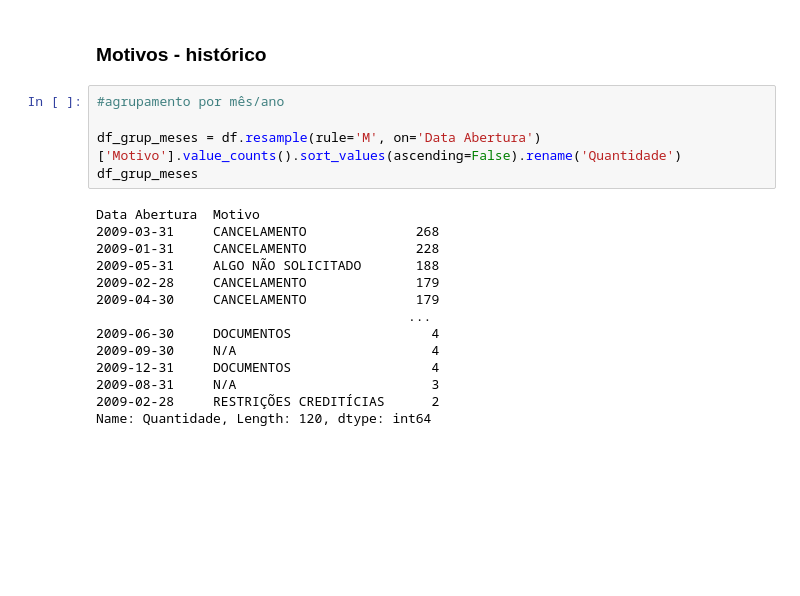
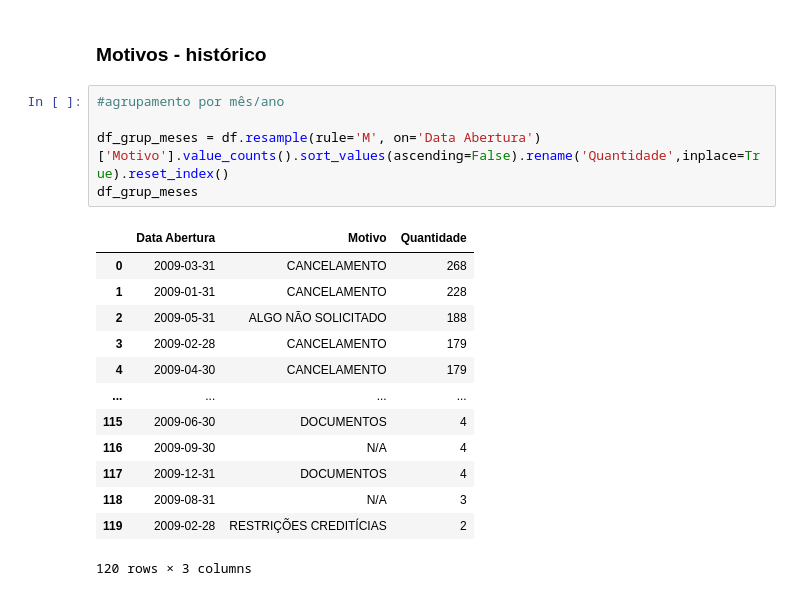
Before and after one commit to 6abi/PCP, a Jupyter notebook: demanda.ipynb, the cells around one changed output. Drawn from its saved outputs; the diff is of its cells as text; blank space fills up the shorter version.

```diff
--- a/demanda.ipynb
+++ b/demanda.ipynb
@@ -191,19 +191,19 @@ plt.show()
 # %%
 #agrupamento por mês/ano
 
-df_grup_meses = df.resample(rule='M', on='Data Abertura')['Motivo'].value_counts().sort_values(ascending=False).rename('Quantidade')
+df_grup_meses = df.resample(rule='M', on='Data Abertura')['Motivo'].value_counts().sort_values(ascending=False).rename('Quantidade',inplace=True).reset_index()
 df_grup_meses
 # %% [output]
+|  | Data Abertura | Motivo | Quantidade |
+| 0 | 2009-03-31 | CANCELAMENTO | 268 |
+| 1 | 2009-01-31 | CANCELAMENTO | 228 |
+| 2 | 2009-05-31 | ALGO NÃO SOLICITADO | 188 |
+| 3 | 2009-02-28 | CANCELAMENTO | 179 |
+| 4 | 2009-04-30 | CANCELAMENTO | 179 |
+| ... | ... | ... | ... |
+| 115 | 2009-06-30 | DOCUMENTOS | 4 |
+| 116 | 2009-09-30 | N/A | 4 |
+| 117 | 2009-12-31 | DOCUMENTOS | 4 |
+| 118 | 2009-08-31 | N/A | 3 |
+| 119 | 2009-02-28 | RESTRIÇÕES CREDITÍCIAS | 2 |
-Data Abertura  Motivo
-2009-03-31     CANCELAMENTO              268
-2009-01-31     CANCELAMENTO              228
-2009-05-31     ALGO NÃO SOLICITADO       188
-2009-02-28     CANCELAMENTO              179
-2009-04-30     CANCELAMENTO              179
-                                        ...
-2009-06-30     DOCUMENTOS                  4
-2009-09-30     N/A                         4
-2009-12-31     DOCUMENTOS                  4
-2009-08-31     N/A                         3
-2009-02-28     RESTRIÇÕES CREDITÍCIAS      2
-Name: Quantidade, Length: 120, dtype: int64
+120 rows × 3 columns
```
Also changed, not shown: parts of 4 cells of this notebook, 1 other file.
